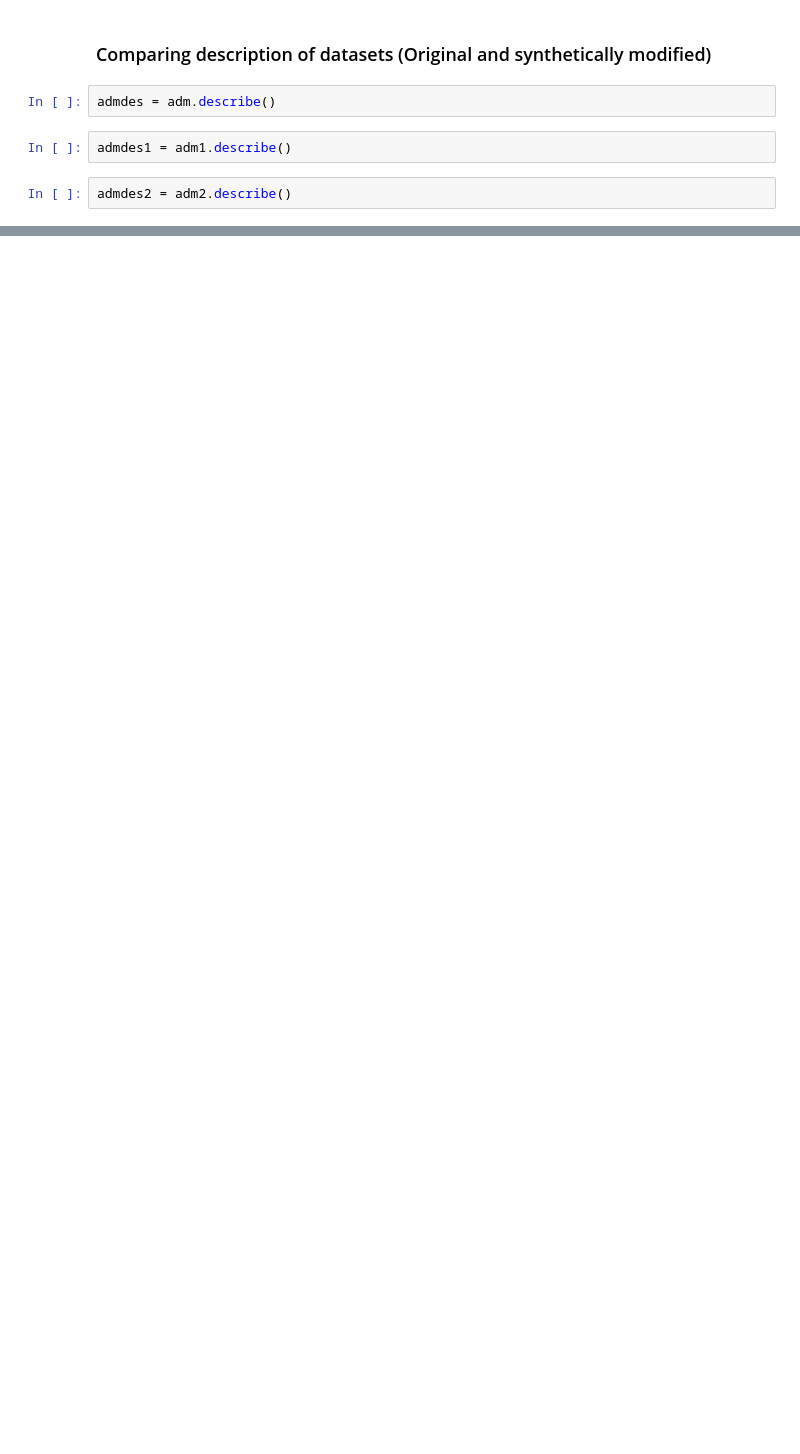
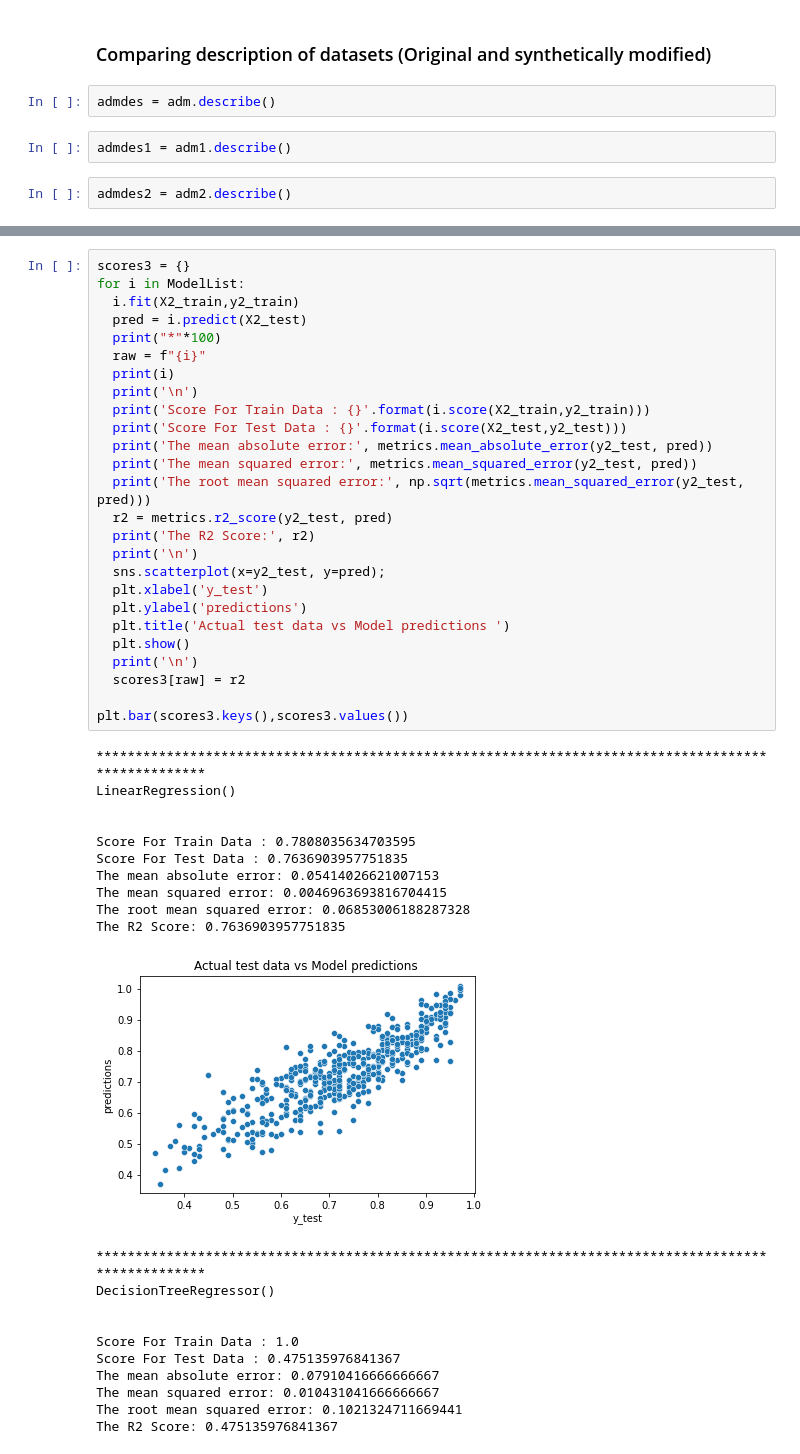
Before and after one commit to Arnav-Barman/UML501-ML, a Jupyter notebook: Analysis_of_University_Admissions_Data_Project.ipynb, the cells around one changed output, grey strips where cells are left out. Saved outputs shown, nothing was run; the diff lists cells and outputs as text; blank space fills up the shorter version.

```diff
--- a/Analysis_of_University_Admissions_Data_Project.ipynb
+++ b/Analysis_of_University_Admissions_Data_Project.ipynb
@@ -521,0 +719,48 @@ admdes.compare(admdes2, align_axis=1, keep_shape=False, keep_equal=False)
+# %%
+scores3 = {}
+for i in ModelList:
+  i.fit(X2_train,y2_train)
+  pred = i.predict(X2_test)
+  print("*"*100)
+  raw = f"{i}"
+  print(i)
+  print('\n')
+  print('Score For Train Data : {}'.format(i.score(X2_train,y2_train)))
+  print('Score For Test Data : {}'.format(i.score(X2_test,y2_test)))
+  print('The mean absolute error:', metrics.mean_absolute_error(y2_test, pred))
+  print('The mean squared error:', metrics.mean_squared_error(y2_test, pred))
+  print('The root mean squared error:', np.sqrt(metrics.mean_squared_error(y2_test, pred)))
+  r2 = metrics.r2_score(y2_test, pred)
+  print('The R2 Score:', r2)
+  print('\n')
+  sns.scatterplot(x=y2_test, y=pred);
+  plt.xlabel('y_test')
+  plt.ylabel('predictions')
+  plt.title('Actual test data vs Model predictions ')
+  plt.show()
+  print('\n')
+  scores3[raw] = r2
+
+plt.bar(scores3.keys(),scores3.values())
+# %% [output]
+****************************************************************************************************
+LinearRegression()
+
+
+Score For Train Data : 0.7808035634703595
+Score For Test Data : 0.7636903957751835
+The mean absolute error: 0.05414026621007153
+The mean squared error: 0.0046963693816704415
+The root mean squared error: 0.06853006188287328
+The R2 Score: 0.7636903957751835
+[figure, added]
+****************************************************************************************************
+DecisionTreeRegressor()
+
+
+Score For Train Data : 1.0
+Score For Test Data : 0.475135976841367
+The mean absolute error: 0.07910416666666667
+The mean squared error: 0.010431041666666667
+The root mean squared error: 0.1021324711669441
+The R2 Score: 0.475135976841367
```
Also changed, not shown: parts of 33 cells of this notebook.
